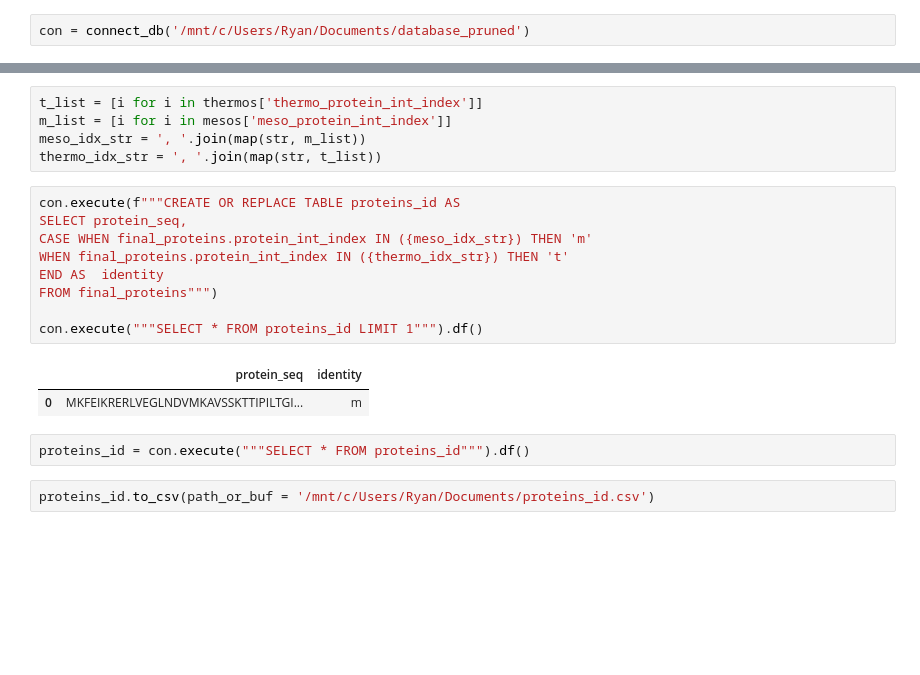
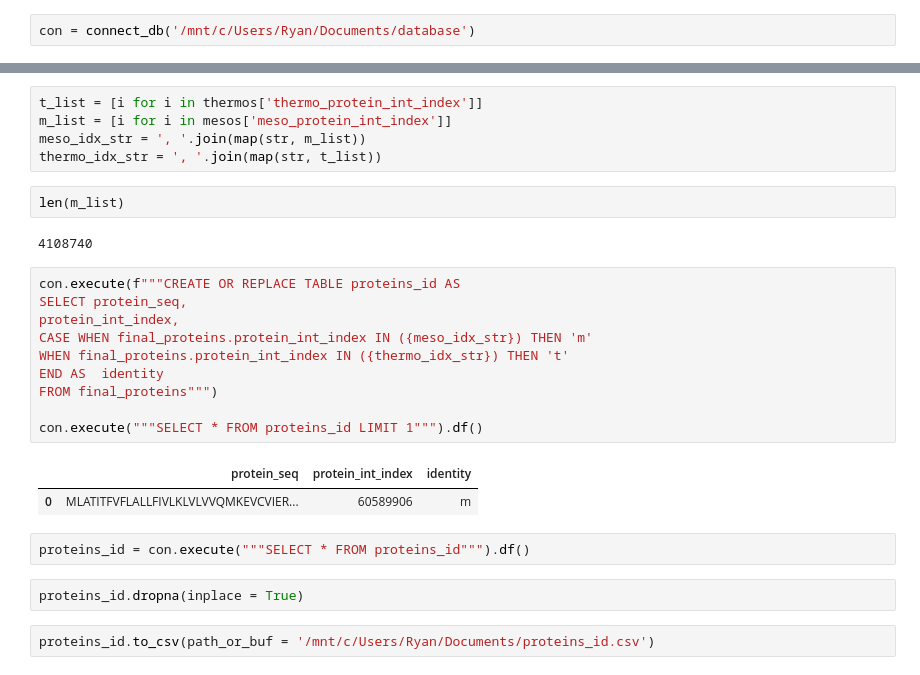
Before and after one commit to learn2therm/ValidProt, a Jupyter notebook: notebooks/database_pruning.ipynb, the cells around one changed output, grey strips where cells are left out. Cells and saved outputs as stored; diff of their text form; blank space fills up the shorter version.

```diff
--- a/notebooks/database_pruning.ipynb
+++ b/notebooks/database_pruning.ipynb
@@ -25,6 +31,6 @@ duckdb.DuckDBPyConnection object'''
 def pruning_function(ogt_diff):
     return
 # %%
-con = connect_db('/mnt/c/Users/Ryan/Documents/database_pruned')
+con = connect_db('/mnt/c/Users/Ryan/Documents/database')
 # %% [output]
 Connecting to database...
@@ -281,20 +308,27 @@ t_list = [i for i in thermos['thermo_protein_int_index']]
 m_list = [i for i in mesos['meso_protein_int_index']]
 meso_idx_str = ', '.join(map(str, m_list))
 thermo_idx_str = ', '.join(map(str, t_list))
+# %%
+len(m_list)
+# %% [output]
+4108740
 # %%
 con.execute(f"""CREATE OR REPLACE TABLE proteins_id AS
 SELECT protein_seq,
+protein_int_index,
 CASE WHEN final_proteins.protein_int_index IN ({meso_idx_str}) THEN 'm'
 WHEN final_proteins.protein_int_index IN ({thermo_idx_str}) THEN 't'
 END AS  identity
 FROM final_proteins""")
 
 con.execute("""SELECT * FROM proteins_id LIMIT 1""").df()
 # %% [output]
-|  | protein_seq | identity |
-| 0 | MKFEIKRERLVEGLNDVMKAVSSKTTIPILTGI... | m |
+|  | protein_seq | protein_int_index | identity |
+| 0 | MLATITFVFLALLFIVLKLVLVVQMKEVCVIER... | 60589906 | m |
 # %%
 proteins_id = con.execute("""SELECT * FROM proteins_id""").df()
+# %%
+proteins_id.dropna(inplace = True)
 # %%
 proteins_id.to_csv(path_or_buf = '/mnt/c/Users/Ryan/Documents/proteins_id.csv')
 # %%
```
Also changed, not shown: parts of 32 cells of this notebook, 14 other files.
